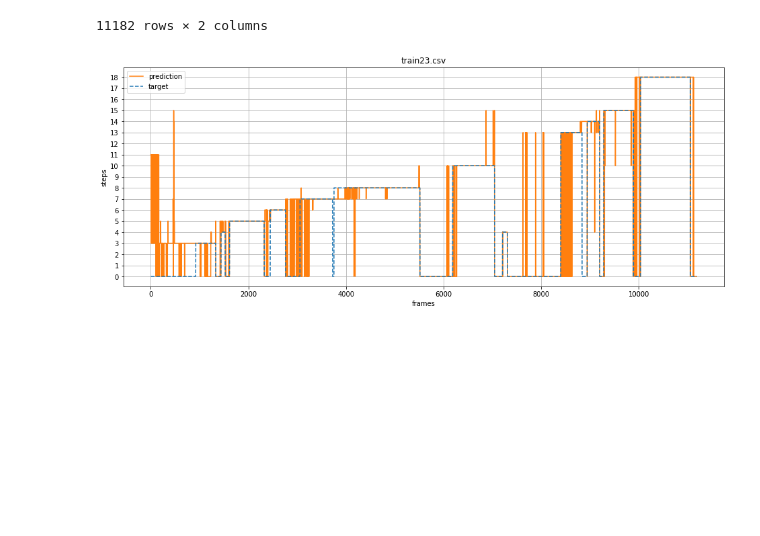
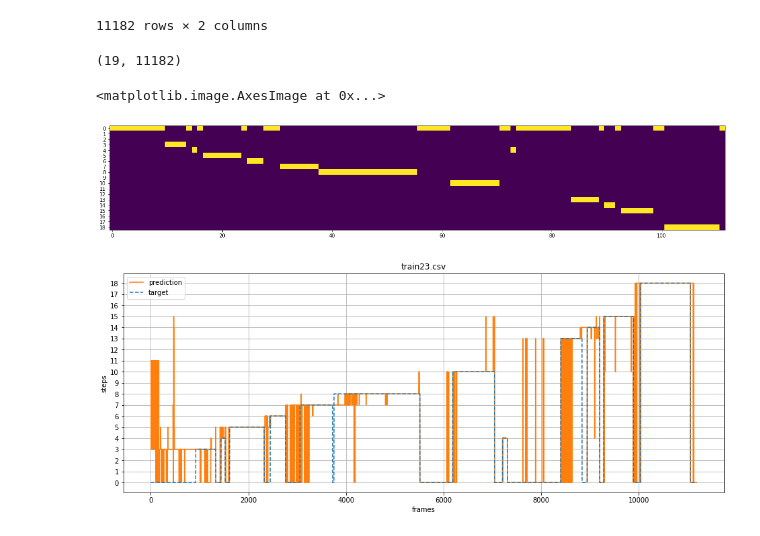
Before and after one commit to yumion/cataractsWorkflow, a Jupyter notebook: notebooks/validation_visalization.ipynb, the cells around one changed output. Drawn from its saved outputs; the diff is of its cells as text; code cells hidden in the pictures; blank space fills up the shorter version.

```diff
--- a/notebooks/validation_visalization.ipynb
+++ b/notebooks/validation_visalization.ipynb
@@ -62,3 +64,14 @@ df_pr
+# %%
+map_.shape
+# %% [output]
+(19, 11182)
+# %%
+plt.figure(figsize=(22, 14))
+plt.yticks(np.arange(0, 19, 1))
+plt.imshow(np.eye(19)[df_gt['Steps']].T[:, ::100])
+# %% [output]
+<matplotlib.image.AxesImage at 0x...>
+[figure, added]
 # %%
 # build instance
 plt.figure(figsize=(16, 6))
```
Also changed, not shown: parts of 1 cell of this notebook, 4 other files.
